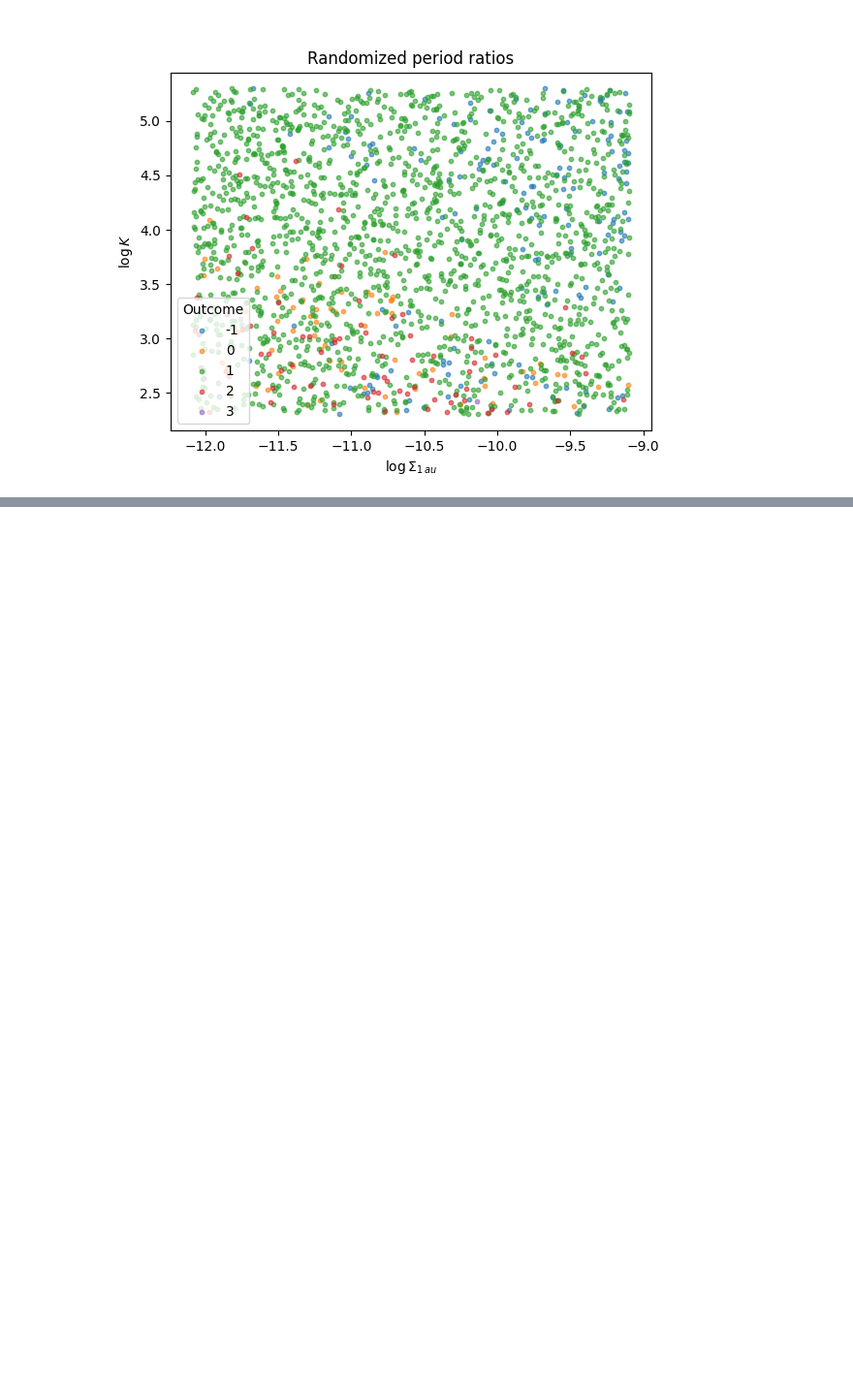
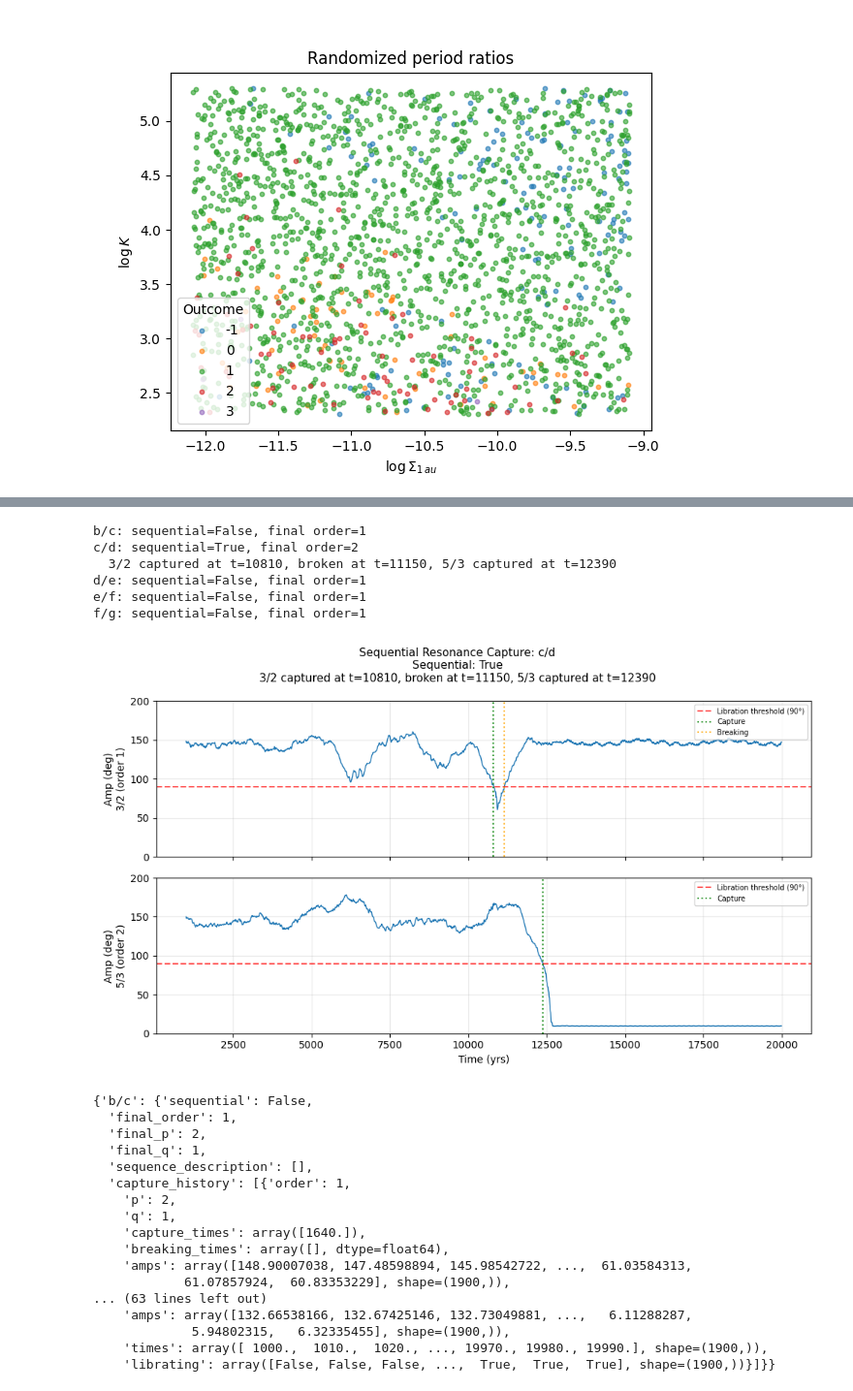
Before and after one commit to dchen10Git/uchi-exoplanets-2025, a Jupyter notebook: trappist1_keller.ipynb, the cells around one changed output, grey strips where cells are left out. Shown at 97% size. Saved outputs shown, nothing was run; the diff lists cells and outputs as text; code cells hidden in the pictures; blank space fills up the shorter version.

```diff
--- a/trappist1_keller.ipynb
+++ b/trappist1_keller.ipynb
@@ -420,0 +485,35 @@ ValueError: No variables found for grid columns.
+# %%
+# Check all pairs
+results = mmr_id.detect_sequential_capture(saved_sim)
+for pair, r in results.items():
+    print(f"{pair}: sequential={r['sequential']}, final order={r['final_order']}")
+    for desc in r['sequence_description']:
+        print(f"  {desc}")
+
+# Plot amplitude evolution for nth pair
+mmr_id.plot_sequential_capture(saved_sim, pair_idx=1)
+# %% [output]
+b/c: sequential=False, final order=1
+c/d: sequential=True, final order=2
+  3/2 captured at t=10810, broken at t=11150, 5/3 captured at t=12390
+d/e: sequential=False, final order=1
+e/f: sequential=False, final order=1
+f/g: sequential=False, final order=1
+[figure, added]
+{'b/c': {'sequential': False,
+  'final_order': 1,
+  'final_p': 2,
+  'final_q': 1,
+  'sequence_description': [],
+  'capture_history': [{'order': 1,
+    'p': 2,
+    'q': 1,
+    'capture_times': array([1640.]),
+    'breaking_times': array([], dtype=float64),
+    'amps': array([148.90007038, 147.48598894, 145.98542722, ...,  61.03584313,
+            61.07857924,  60.83353229], shape=(1900,)),
+... (63 lines left out)
+    'amps': array([132.66538166, 132.67425146, 132.73049881, ...,   6.11288287,
+             5.94802315,   6.32335455], shape=(1900,)),
+    'times': array([ 1000.,  1010.,  1020., ..., 19970., 19980., 19990.], shape=(1900,)),
+    'librating': array([False, False, False, ...,  True,  True,  True], shape=(1900,))}]}}
```
Also changed, not shown: parts of 7 cells of this notebook, 3 other files.
